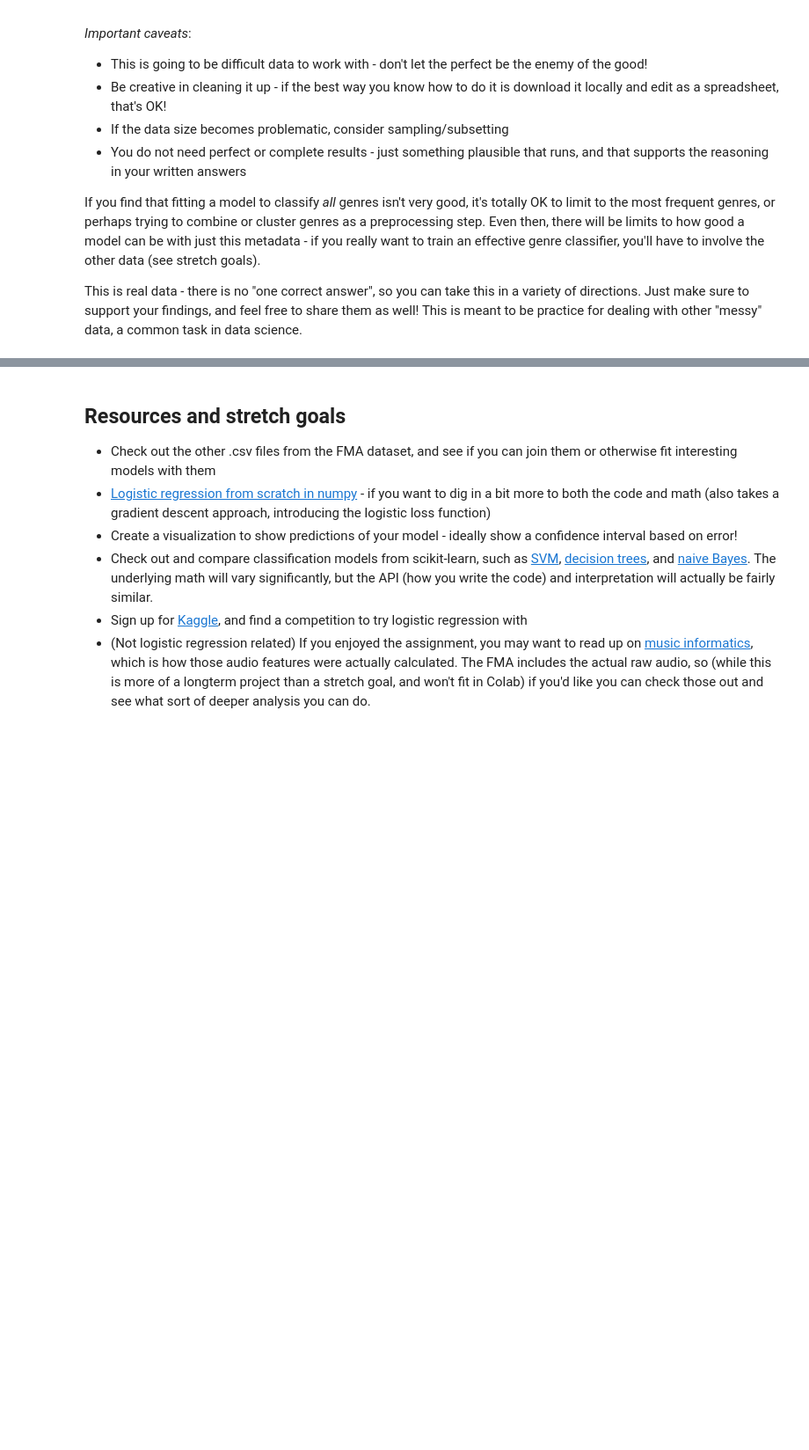
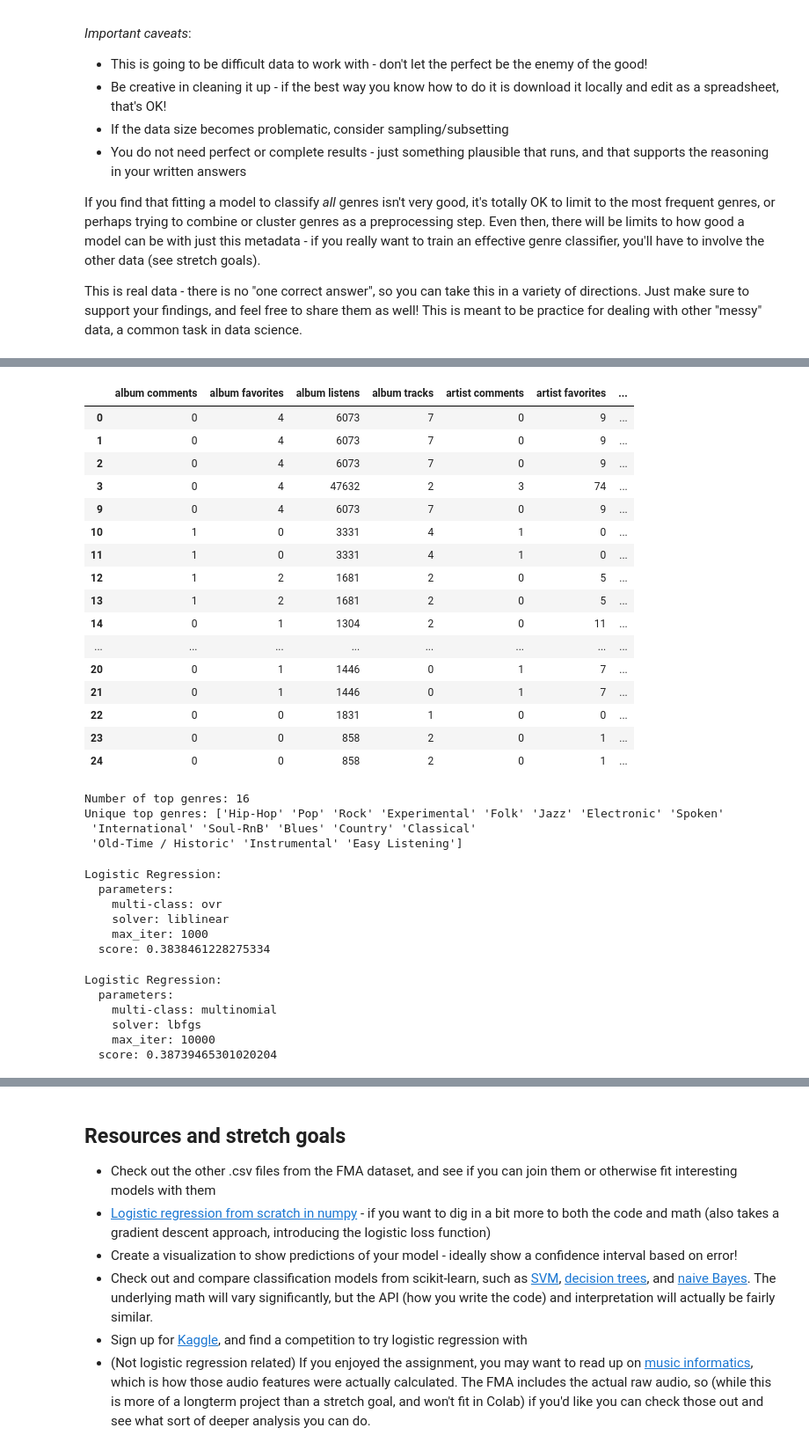
Before and after one commit to bloominstituteoftechnology/DS-Unit-2-Sprint-3-Advanced-Regression, a Jupyter notebook: module1-logistic-regression/LS_DS_231_Logistic_Regression.ipynb, the cells around one changed output, grey strips where cells are left out. Shown at 88% size. Saved outputs shown, nothing was run; the diff lists cells and outputs as text; code cells hidden in the pictures; blank space fills up the shorter version.

```diff
--- a/module1-logistic-regression/LS_DS_231_Logistic_Regression.ipynb
+++ b/module1-logistic-regression/LS_DS_231_Logistic_Regression.ipynb
@@ -247,0 +357,2 @@ This is real data - there is no "one correct answer", so you can take this in a
+# %%
+tracks_clean.drop(['album tags', 'artist name', 'artist tags'], axis = 'columns', inplace = True)
@@ -247,0 +367,34 @@ This is real data - there is no "one correct answer", so you can take this in a
+# %%
+tracks_clean.drop(['track genres', 'track genres_all', 'track tags', 'track date_created'], axis = 'columns', inplace = True)
+# %%
+tracks_clean.drop(['set split', 'set subset'], axis = 'columns', inplace = True)
+# %%
+tracks_clean.head(20)
+# %% [output]
+|  | album comments | album favorites | album listens | album tracks | artist comments | artist favorites | ... |
+| 0 | 0 | 4 | 6073 | 7 | 0 | 9 | ... |
+| 1 | 0 | 4 | 6073 | 7 | 0 | 9 | ... |
+| 2 | 0 | 4 | 6073 | 7 | 0 | 9 | ... |
+| 3 | 0 | 4 | 47632 | 2 | 3 | 74 | ... |
+| 9 | 0 | 4 | 6073 | 7 | 0 | 9 | ... |
+| 10 | 1 | 0 | 3331 | 4 | 1 | 0 | ... |
+| 11 | 1 | 0 | 3331 | 4 | 1 | 0 | ... |
+| 12 | 1 | 2 | 1681 | 2 | 0 | 5 | ... |
+| 13 | 1 | 2 | 1681 | 2 | 0 | 5 | ... |
+| 14 | 0 | 1 | 1304 | 2 | 0 | 11 | ... |
+| ... | ... | ... | ... | ... | ... | ... | ... |
+| 20 | 0 | 1 | 1446 | 0 | 1 | 7 | ... |
+| 21 | 0 | 1 | 1446 | 0 | 1 | 7 | ... |
+| 22 | 0 | 0 | 1831 | 1 | 0 | 0 | ... |
+| 23 | 0 | 0 | 858 | 2 | 0 | 1 | ... |
+| 24 | 0 | 0 | 858 | 2 | 0 | 1 | ... |
+# %%
+# How many top genres exist in this database
+unique_top_genres = tracks_clean['track genre_top'].unique()
+print('Number of top genres:', unique_top_genres.size)
+print('Unique top genres:', unique_top_genres)
+# %% [output]
+Number of top genres: 16
+Unique top genres: ['Hip-Hop' 'Pop' 'Rock' 'Experimental' 'Folk' 'Jazz' 'Electronic' 'Spoken'
+ 'International' 'Soul-RnB' 'Blues' 'Country' 'Classical'
+ 'Old-Time / Historic' 'Instrumental' 'Easy Listening']
@@ -247,0 +425,19 @@ This is real data - there is no "one correct answer", so you can take this in a
+# %%
+log_regr(tracks_clean, max_iter = 1000)
+# %% [output]
+Logistic Regression:
+  parameters:
+    multi-class: ovr
+    solver: liblinear
+    max_iter: 1000
+  score: 0.3838461228275334
+# %%
+log_regr(tracks_clean, multi_class = 'multinomial', solver = 'lbfgs',
+        max_iter = 10000)
+# %% [output]
+Logistic Regression:
+  parameters:
+    multi-class: multinomial
+    solver: lbfgs
+    max_iter: 10000
+  score: 0.38739465301020204
```
Also changed, not shown: parts of 67 cells of this notebook.
